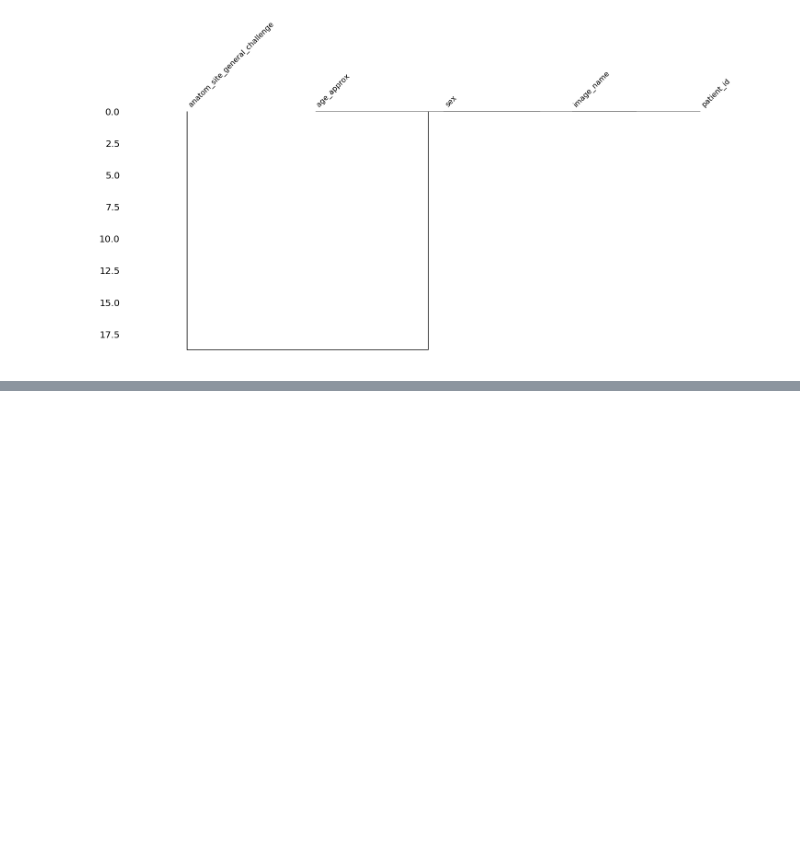
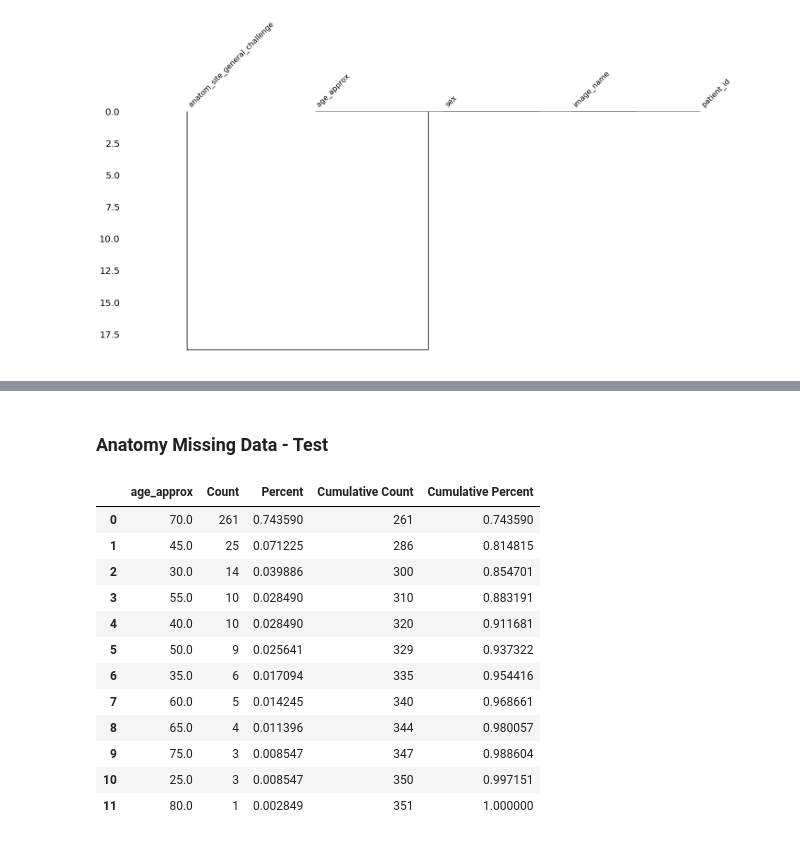
Before and after one commit to JsyPhil/2020-Melanoma-Comp, a Jupyter notebook: CSV-Missing-Data-080620.ipynb, the cells around one changed output, grey strips where cells are left out. Saved outputs shown, nothing was run; the diff lists cells and outputs as text; code cells hidden in the pictures; blank space fills up the shorter version.

```diff
--- a/CSV-Missing-Data-080620.ipynb
+++ b/CSV-Missing-Data-080620.ipynb
@@ -238,0 +224,21 @@ Median age of all passengers: 50.0
+# %% [markdown]
+### Anatomy Missing Data - Test
+# %%
+nan_anatomy_test = csv_test_file[csv_test_file['anatom_site_general_challenge'].isna() == True]
+is_anatomy_test = csv_test_file[csv_test_file['anatom_site_general_challenge'].isna() == False]
+# %%
+nan_anatomy_test.stb.freq(['age_approx'])
+# %% [output]
+|  | age_approx | Count | Percent | Cumulative Count | Cumulative Percent |
+| 0 | 70.0 | 261 | 0.743590 | 261 | 0.743590 |
+| 1 | 45.0 | 25 | 0.071225 | 286 | 0.814815 |
+| 2 | 30.0 | 14 | 0.039886 | 300 | 0.854701 |
+| 3 | 55.0 | 10 | 0.028490 | 310 | 0.883191 |
+| 4 | 40.0 | 10 | 0.028490 | 320 | 0.911681 |
+| 5 | 50.0 | 9 | 0.025641 | 329 | 0.937322 |
+| 6 | 35.0 | 6 | 0.017094 | 335 | 0.954416 |
+| 7 | 60.0 | 5 | 0.014245 | 340 | 0.968661 |
+| 8 | 65.0 | 4 | 0.011396 | 344 | 0.980057 |
+| 9 | 75.0 | 3 | 0.008547 | 347 | 0.988604 |
+| 10 | 25.0 | 3 | 0.008547 | 350 | 0.997151 |
+| 11 | 80.0 | 1 | 0.002849 | 351 | 1.000000 |
```
Also changed, not shown: parts of 49 cells of this notebook, 2 other files.
